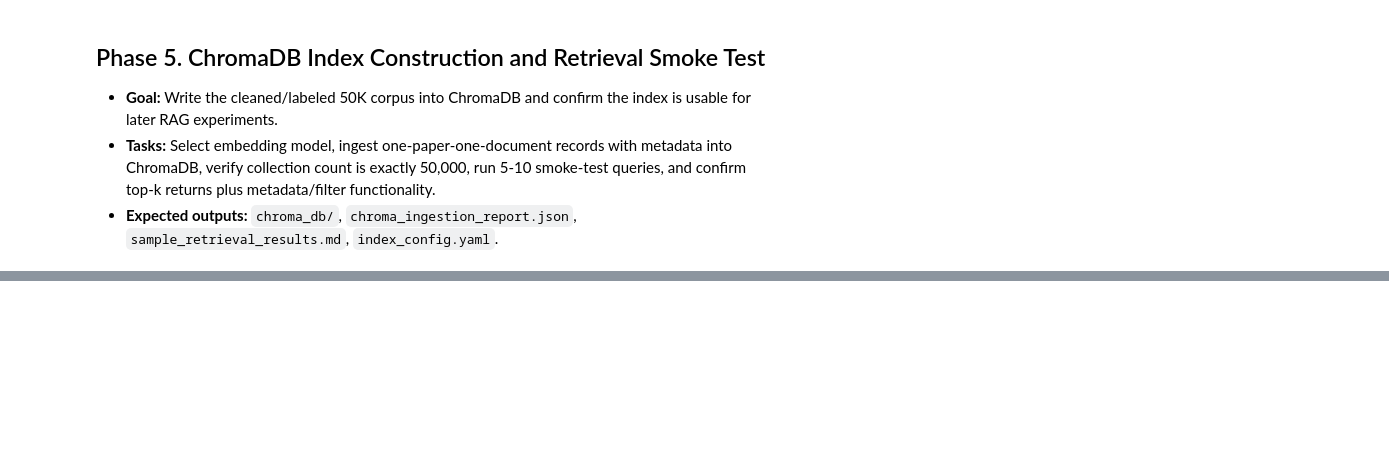
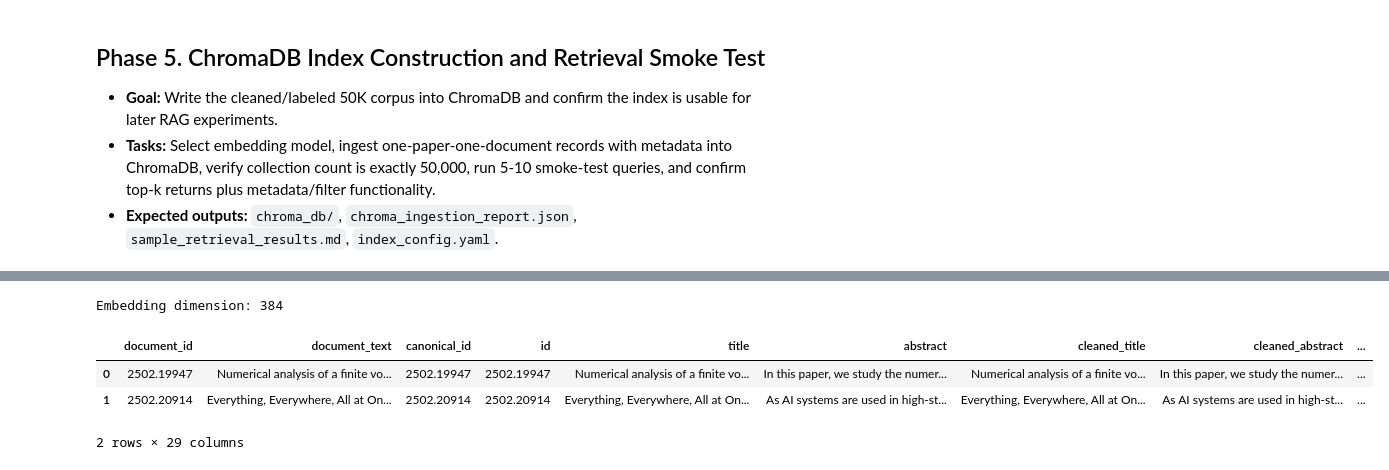
Before and after one commit to Darjeel1ng/neu-cs6200-team3-fairsearch-arxiv, a Jupyter notebook: work_notebook.ipynb, the cells around one changed output, grey strips where cells are left out. Cells and saved outputs as stored; diff of their text form; code cells hidden in the pictures; blank space fills up the shorter version.

Commit message:
project update1 phase1-5 complete

```diff
--- a/work_notebook.ipynb
+++ b/work_notebook.ipynb
@@ -2338,0 +2304,61 @@ Corpus summary written: data\corpus_summary.md
+# %%
+import os
+import json
+import yaml
+import time
+import pandas as pd
+import pyarrow.parquet as pq
+from tqdm import tqdm
+
+import chromadb
+from chromadb.utils import embedding_functions
+from sentence_transformers import SentenceTransformer
+
+
+DATA_DIR = "data"
+phase5_input_path = os.path.join(DATA_DIR, "final_50k_labeled.parquet")
+
+if not os.path.exists(phase5_input_path):
+    raise FileNotFoundError(f"Phase 5 input not found: {phase5_input_path}")
+
+# loading data
+table = pq.read_table(phase5_input_path)
+phase5_df = table.to_pandas()
+
+# validate dataset
+required_cols = [
+    "id",
+    "title",
+    "abstract",
+    "primary_category",
+    "update_date",
+    "privilege_label"
+]
+
+missing = [c for c in required_cols if c not in phase5_df.columns]
+
+if missing:
+    raise ValueError(f"Missing required columns for Phase 5: {missing}")
+
+
+# ---------------
+# EMBEDDING MODEL
+# ---------------
+
+phase5_df["document_text"] = (
+    phase5_df["cleaned_title"].fillna("") + " " +
+    phase5_df["cleaned_abstract"].fillna("")
+).str.strip()
+
+
+MODEL_NAME = "sentence-transformers/all-MiniLM-L6-v2"
+model = SentenceTransformer(MODEL_NAME)
+print("Embedding dimension:", model.get_embedding_dimension())
+
+phase5_df.head(2)
+# %% [output]
+Embedding dimension: 384
+|  | document_id | document_text | canonical_id | id | title | abstract | cleaned_title | cleaned_abstract | ... |
+| 0 | 2502.19947 | Numerical analysis of a finite vo... | 2502.19947 | 2502.19947 | Numerical analysis of a finite vo... | In this paper, we study the numer... | Numerical analysis of a finite vo... | In this paper, we study the numer... | ... |
+| 1 | 2502.20914 | Everything, Everywhere, All at On... | 2502.20914 | 2502.20914 | Everything, Everywhere, All at On... | As AI systems are used in high-st... | Everything, Everywhere, All at On... | As AI systems are used in high-st... | ... |
+2 rows × 29 columns
```
Also changed, not shown: parts of 6 cells of this notebook, 6 other files.
